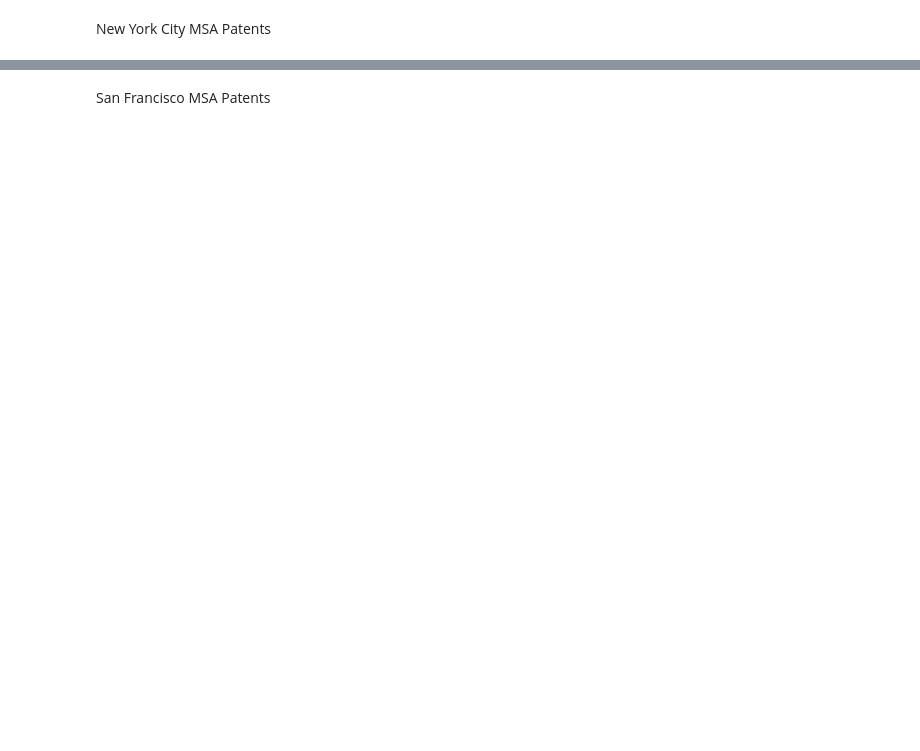
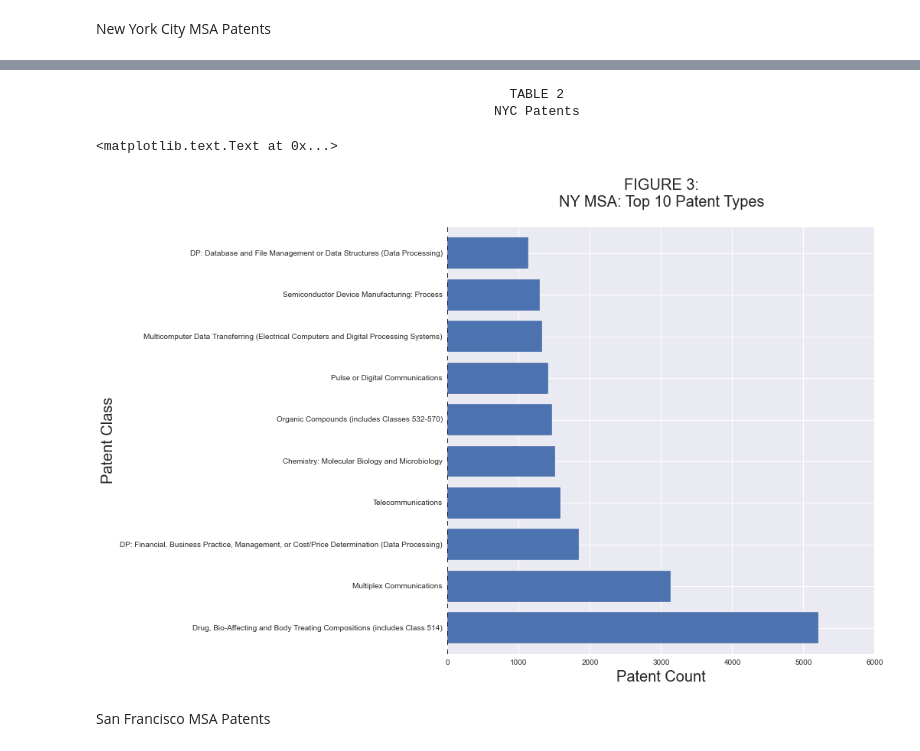
Before and after one commit to krl22785/foundations, a Jupyter notebook: patent_work/foundations_final.ipynb, the cells around one changed output, grey strips where cells are left out. Saved outputs shown, nothing was run; the diff lists cells and outputs as text; code cells hidden in the pictures; blank space fills up the shorter version.

```diff
--- a/patent_work/foundations_final.ipynb
+++ b/patent_work/foundations_final.ipynb
@@ -116,3 +204,24 @@ dfNYC.head()
+# %%
+import pylab as pl
+dfNYC = pd.read_csv('msa_type_nyc.csv')
+del dfNYC['2000']
+nyc_total_patents = dfNYC["Total"].sum()
+dfNYC = dfNYC.sort(['Total'], ascending = False)[:10]
+
+print '                                                     TABLE 2'
+print '                                                   NYC Patents'
+
+
+plt.figure(figsize=(10, 10))
+dfNYC.plot("Class Title", "Total", kind = 'barh')
+plt.xlabel("Patent Count", fontsize = 20)
+plt.ylabel("Patent Class", fontsize = 20)
+plt.title( "FIGURE 3:\nNY MSA: Top 10 Patent Types\n", fontsize = 20)
+# %% [output]
+                                                     TABLE 2
+                                                   NYC Patents
+<matplotlib.text.Text at 0x...>
+[figure, added]
 # %% [markdown]
 San Francisco MSA Patents
 # %%
```
Also changed, not shown: parts of 19 cells of this notebook.
